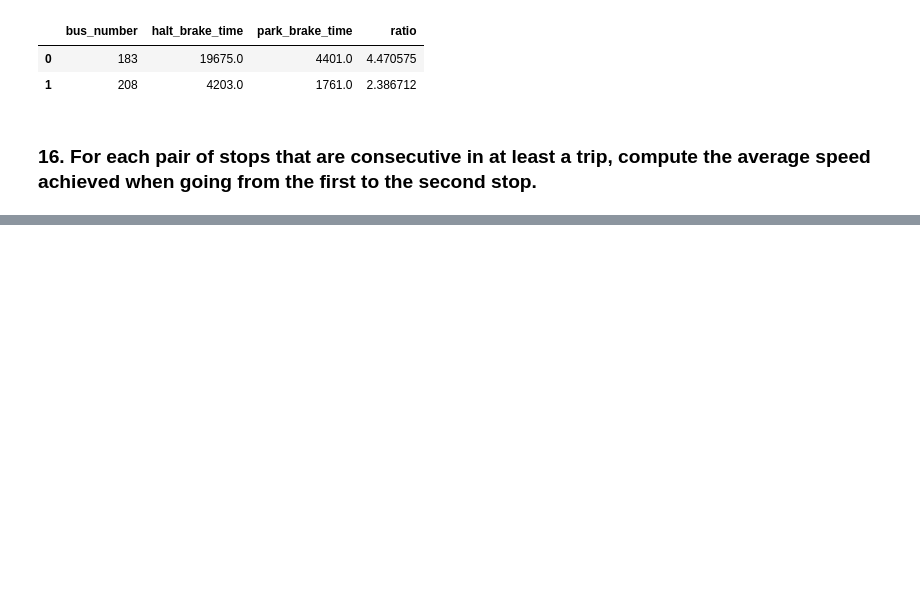
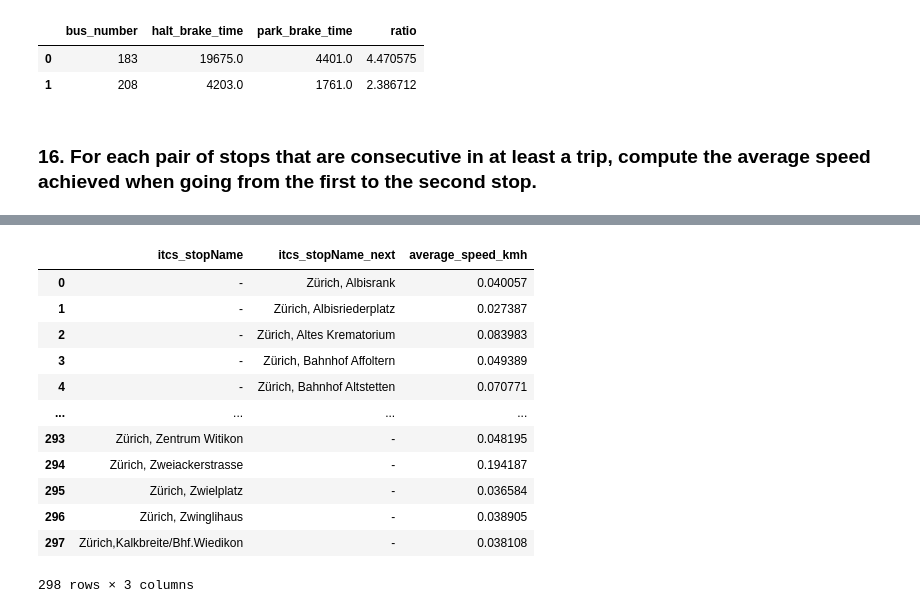
Before and after one commit to lejawin/2024_CS_project, a Jupyter notebook: Project (1).ipynb, the cells around one changed output, grey strips where cells are left out. Drawn from its saved outputs; the diff is of its cells as text; code cells hidden in the pictures; blank space fills up the shorter version.

```diff
--- a/Project (1).ipynb
+++ b/Project (1).ipynb
@@ -402,0 +465,18 @@ def calculate_average_speed(lat1, lon1, lat2, lon2, time1, time2):
+# %%
+grouped_speed_df = final_df.groupby(['itcs_stopName', 'itcs_stopName_next'])['average_speed_kmh'].mean().reset_index()
+# %%
+grouped_speed_df
+# %% [output]
+|  | itcs_stopName | itcs_stopName_next | average_speed_kmh |
+| 0 | - | Zürich, Albisrank | 0.040057 |
+| 1 | - | Zürich, Albisriederplatz | 0.027387 |
+| 2 | - | Zürich, Altes Krematorium | 0.083983 |
+| 3 | - | Zürich, Bahnhof Affoltern | 0.049389 |
+| 4 | - | Zürich, Bahnhof Altstetten | 0.070771 |
+| ... | ... | ... | ... |
+| 293 | Zürich, Zentrum Witikon | - | 0.048195 |
+| 294 | Zürich, Zweiackerstrasse | - | 0.194187 |
+| 295 | Zürich, Zwielplatz | - | 0.036584 |
+| 296 | Zürich, Zwinglihaus | - | 0.038905 |
+| 297 | Zürich,Kalkbreite/Bhf.Wiedikon | - | 0.038108 |
+298 rows × 3 columns
```
Also changed, not shown: parts of 4 cells of this notebook.
